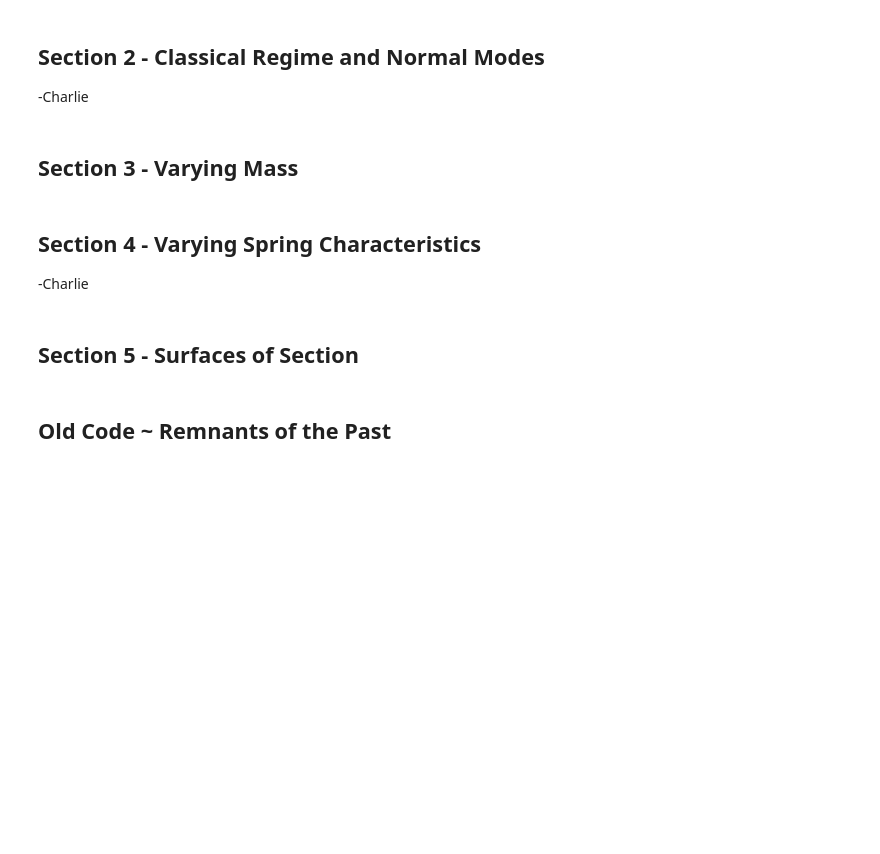
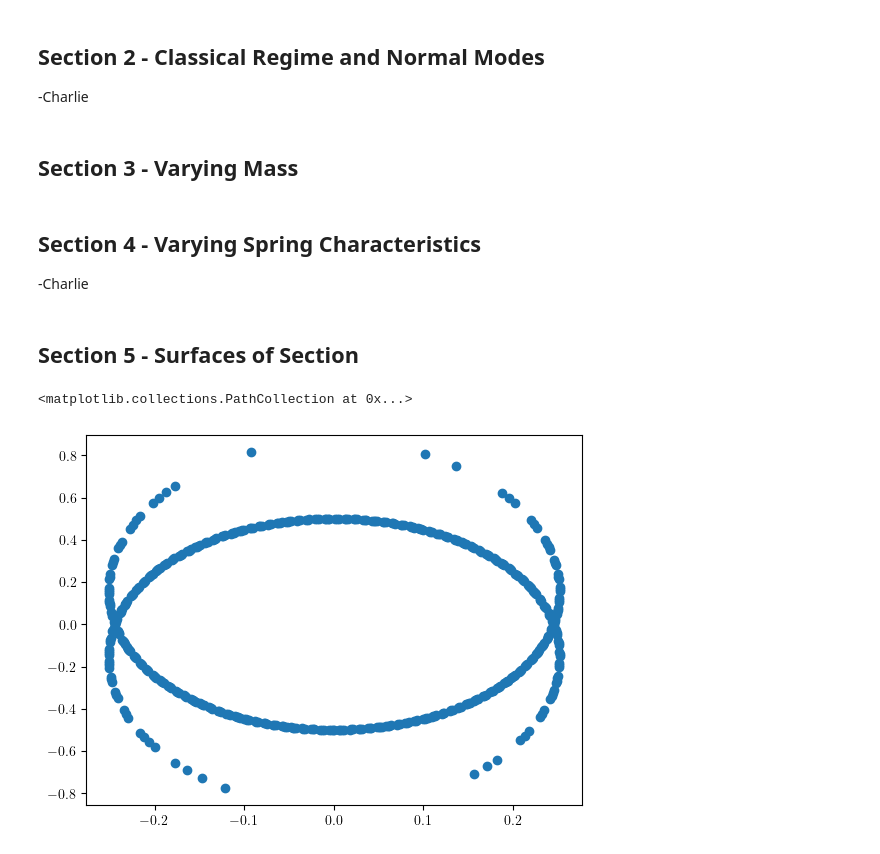
Before and after one commit to levgru/phys111_gruber_schofield, a Jupyter notebook: main.ipynb, the cells around one changed output. Drawn from its saved outputs; the diff is of its cells as text; code cells hidden in the pictures; blank space fills up the shorter version.

```diff
--- a/main.ipynb
+++ b/main.ipynb
@@ -36,9 +36,9 @@ k_2 = 5
 k_3 = 5
 
 #quadratic spring constants
-c_1 = 10
-c_2 = 10
-c_3 = 10
+c_1 = 1
+c_2 = 1
+c_3 = 1
 
 def deriv(t, q):
     '''
@@ -135,8 +205,70 @@ plt.ylabel('Velocity')
 -Charlie
 # %% [markdown]
 ## Section 5 - Surfaces of Section
-# %% [markdown]
-## Old Code ~ Remnants of the Past
+# %%
+y0 = [0, 0, 0.5, -0.5]
+
+# instantiate a set of initial conditions ~ not currently used
+init_conds = [[0.65, 1.1, 0, 0], [0, 0, 0, 0]]
+
+##### New method
+t_prev = 0
+q_prev = 0
+sos_num = 500
+num_points = 0
+t_sos_vals = []
+q1_sos_vals = []
+q2_sos_vals = []
+v1_sos_vals = []
+v2_sos_vals = []
+T = 1 # update with non-dimensionalized time coefficient
+L = 1
+
+def find_crossing(t_prev, y_prev, T, L):
+    """
+    Recursively determines the values of position and velocity when one spring passes its zero
+    """
+    # Solve DE for a small time chunk
+    t_eval = np.linspace(t_prev, t_prev + T, 1000)
+    result = solve_ivp(deriv, [t_prev, t_prev + T], y_prev, t_eval=t_eval, method='LSODA', rtol=1e-8, atol=1e-10)
+
+    # Check for crossing
+    if (result.y[1][0] > 0 and result.y[1][-1] < 0) or (result.y[1][0] < 0 and result.y[1][-1] > 0):
+        if T < 1e-6:  # Ensure the time step is small enough
+            return result
+        else:
+            mid_t = (t_prev + t_prev + T) / 2
+            mid_y = result.y[:, len(result.y[0]) // 2]
+            return find_crossing(t_prev, y_prev, T / 2, L / 2)
+    else:  # If no crossing, advance time and keep going
+        return find_crossing(t_prev + T, result.y[:, -1], T, L)
+
+# Main loop
+t_prev = 0
+y_prev = y0
+
+while len(q1_sos_vals) < sos_num:
+    # Solve over the time step
+    t_eval = np.linspace(t_prev, t_prev + T, 1000)
+    result = solve_ivp(deriv, [t_prev, t_prev + T], y_prev, t_eval=t_eval, method='LSODA', rtol=1e-8, atol=1e-10)
+
+    # Check for crossing
+    if (result.y[1][0] > 0 and result.y[1][-1] < 0) or (result.y[1][0] < 0 and result.y[1][-1] > 0):
+        output = find_crossing(t_prev, y_prev, T, L)
+        t_sos_vals.append(output.t[-1])
+        q1_sos_vals.append(output.y[0][-1])
+        v1_sos_vals.append(output.y[2][-1])
+        v2_sos_vals.append(output.y[3][-1])
+
+    # Update initial state for the next iteration
+    t_prev += T
+    y_prev = result.y[:, -1]
+
+fix, ax = plt.subplots()
+ax.scatter(q1_sos_vals, v1_sos_vals)
+# %% [output]
+<matplotlib.collections.PathCollection at 0x...>
+[figure, added]
 # %%
 '''
 
```
Also changed, not shown: parts of 4 cells of this notebook.
